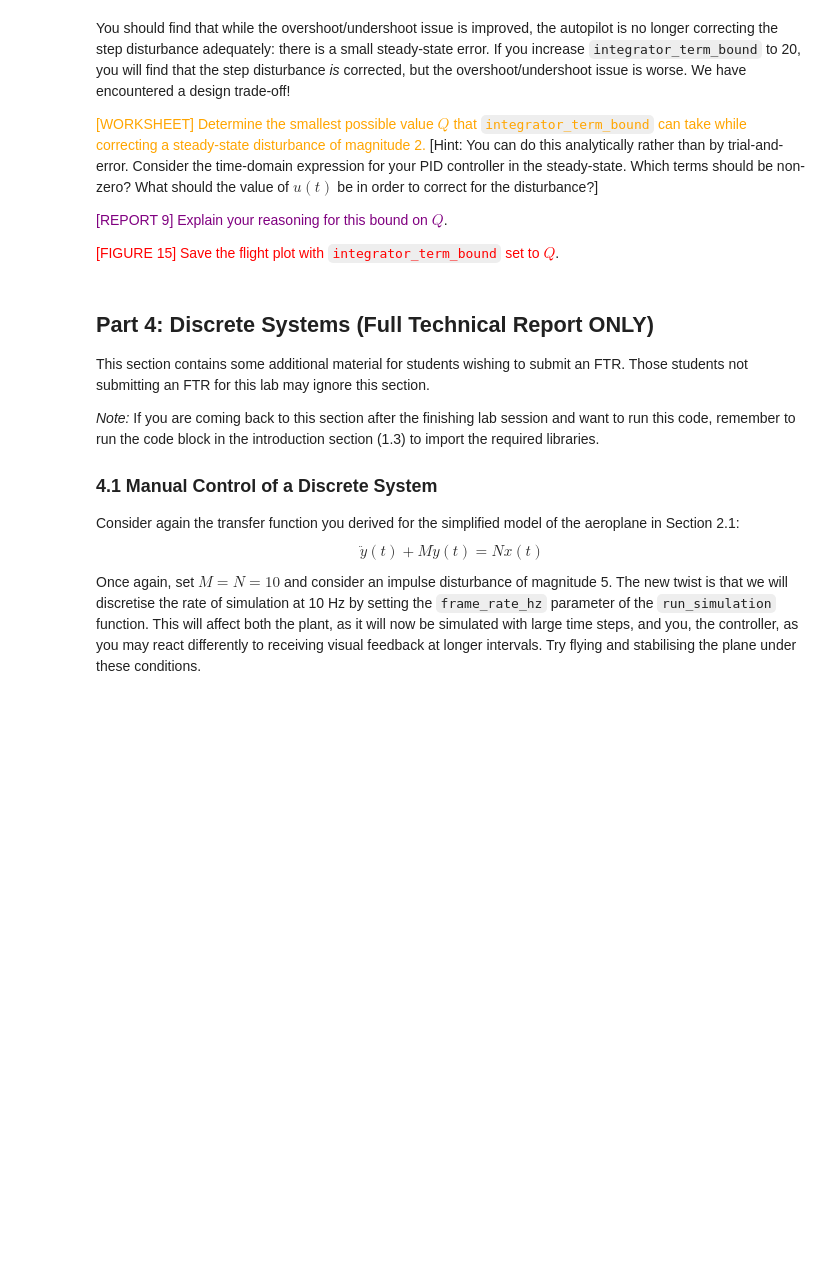
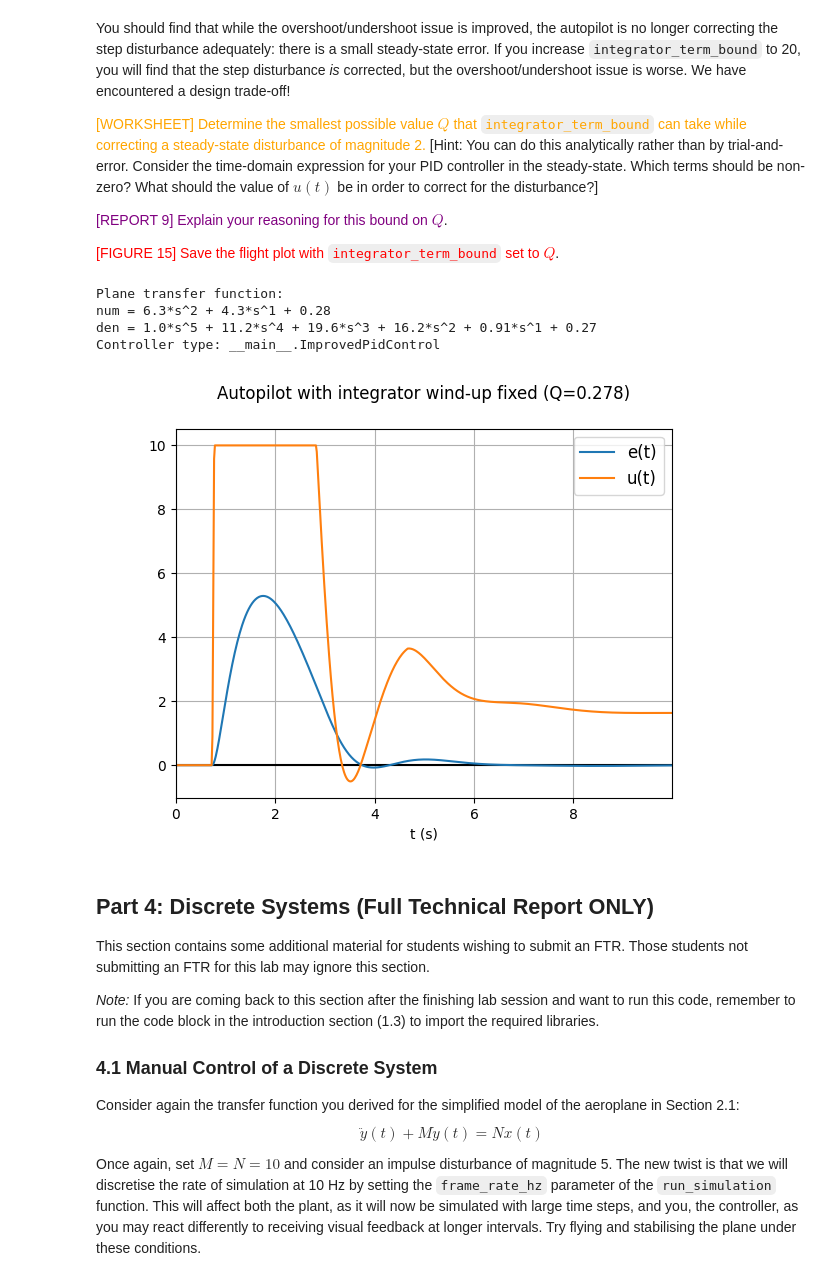
Before and after one commit to liuzihe02/iia, a Jupyter notebook: 3F1/3F1_flight_control-main/flight_control_lab/3f1_lab.ipynb, the cells around one changed output. Drawn from its saved outputs; the diff is of its cells as text; code cells hidden in the pictures; blank space fills up the shorter version.

```diff
--- a/3F1/3F1_flight_control-main/flight_control_lab/3f1_lab.ipynb
+++ b/3F1/3F1_flight_control-main/flight_control_lab/3f1_lab.ipynb
@@ -828,22 +863,30 @@ You should find that while the overshoot/undershoot issue is improved, the autop
 
 <font color="red">[FIGURE 15] Save the flight plot with `integrator_term_bound` set to $Q$</font>.
 # %%
-integrator_term_bound = 20  # YOUR VALUE FOR Q HERE
+integrator_term_bound = 5 / 18  # approximately 0.278
 autopilot = ImprovedPidControl(
     Kp=Kp, Ti=Ti, Td=new_Td, max_windup=integrator_term_bound
 )
 results = run_simulation(
     plant=plane_transfer_function,
     controller=autopilot,
     disturbance=composite_disturbance,
     run_time_s=10,
 )
 
 plt, ax = plot_flight(results)
 
-ax.set_title("Autopilot with integrator wind-up fixed\n")
+ax.set_title(
+    f"Autopilot with integrator wind-up fixed (Q={integrator_term_bound:.3f})\n"
+)
 
 plt.show()
+# %% [output]
+Plane transfer function:
+num = 6.3*s^2 + 4.3*s^1 + 0.28
+den = 1.0*s^5 + 11.2*s^4 + 19.6*s^3 + 16.2*s^2 + 0.91*s^1 + 0.27
+Controller type: __main__.ImprovedPidControl
+[figure, added]
 # %% [markdown]
 ## Part 4: Discrete Systems (Full Technical Report ONLY)
 
```
Also changed, not shown: parts of 3 cells of this notebook, 3 other files.
